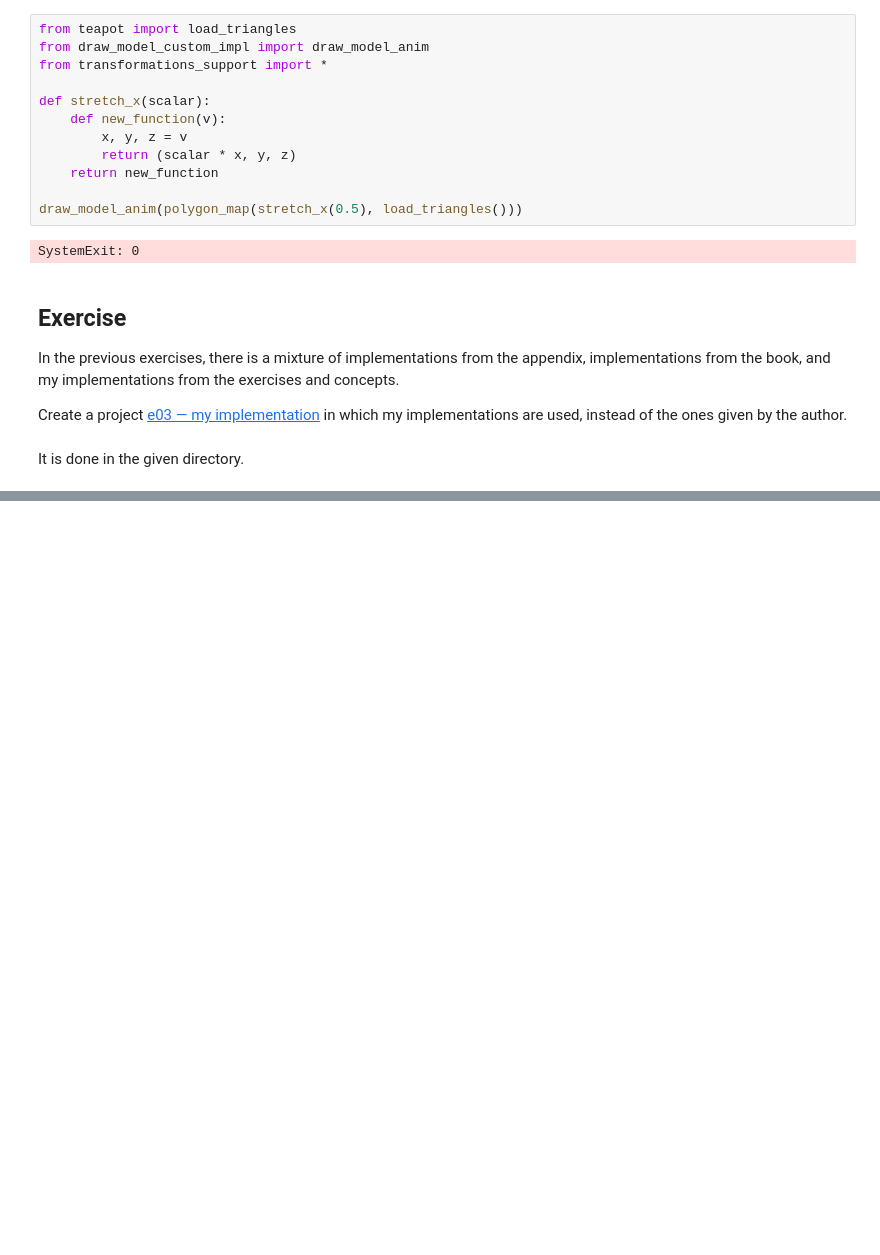
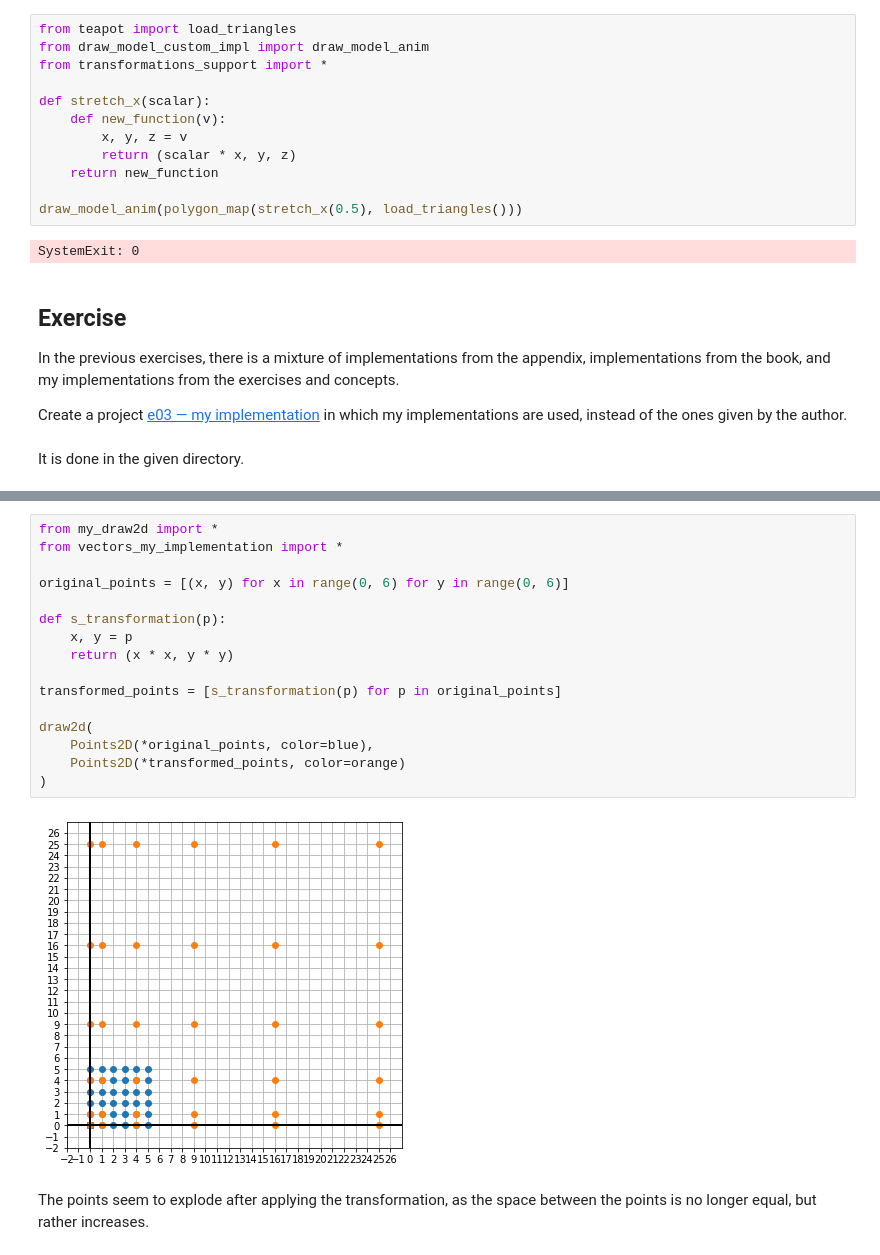
Before and after one commit to sergiofgonzalez/math-workbench, a Jupyter notebook: 03-transformations/e02-transformation-exercises-notebook/transformations_exercises.ipynb, the cells around one changed output, grey strips where cells are left out. Cells and saved outputs as stored; diff of their text form; blank space fills up the shorter version.

```diff
--- a/03-transformations/e02-transformation-exercises-notebook/transformations_exercises.ipynb
+++ b/03-transformations/e02-transformation-exercises-notebook/transformations_exercises.ipynb
@@ -346,0 +443,20 @@ It is done in the given directory.
+# %%
+from my_draw2d import *
+from vectors_my_implementation import *
+
+original_points = [(x, y) for x in range(0, 6) for y in range(0, 6)]
+
+def s_transformation(p):
+    x, y = p
+    return (x * x, y * y)
+
+transformed_points = [s_transformation(p) for p in original_points]
+
+draw2d(
+    Points2D(*original_points, color=blue),
+    Points2D(*transformed_points, color=orange)
+)
+# %% [output]
+[figure, added]
+# %% [markdown]
+The points seem to explode after applying the transformation, as the space between the points is no longer equal, but rather increases.
```
Also changed, not shown: parts of 20 cells of this notebook, 6 other files.
